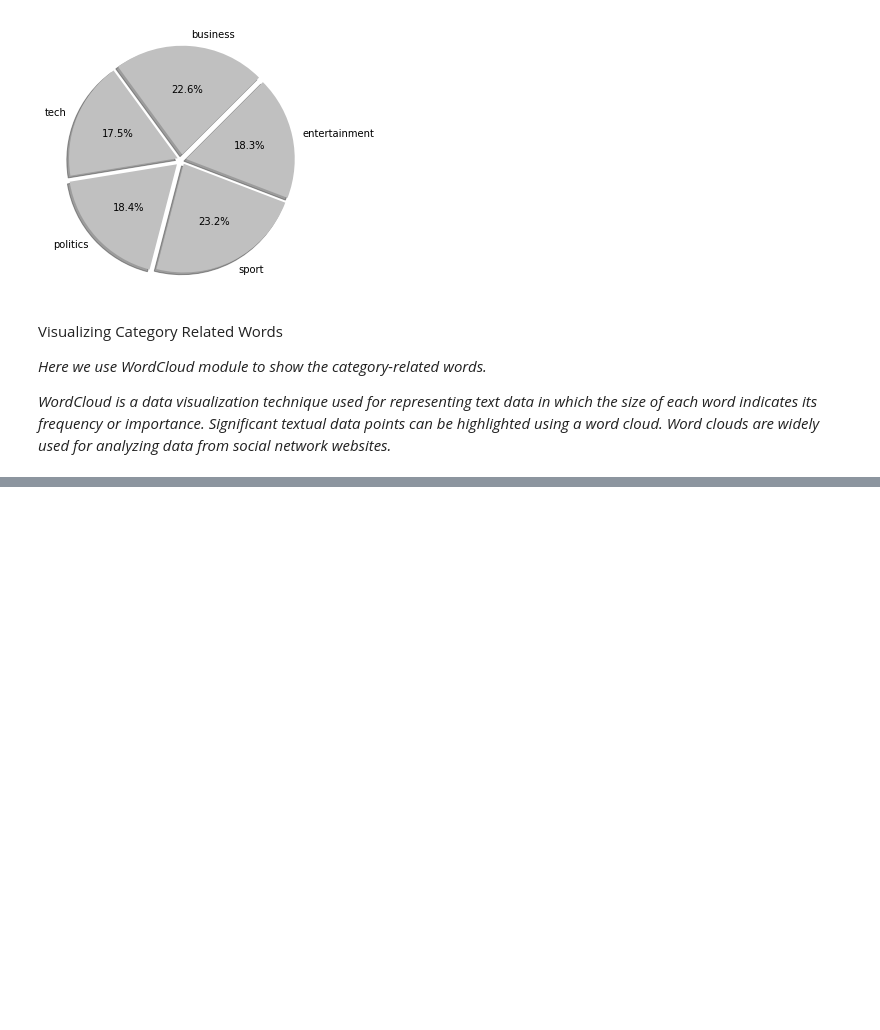
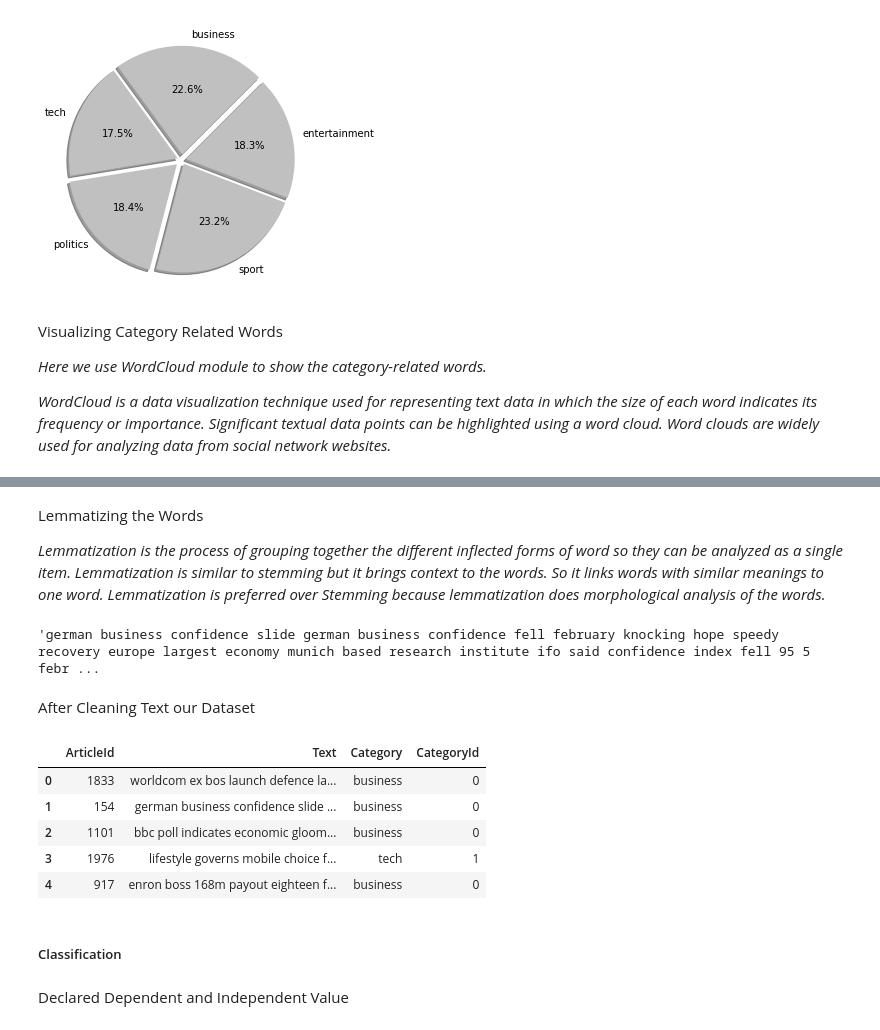
Before and after one commit to abs-sayem/natural_language_processing, a Jupyter notebook: text_classification/text_classification_of_news_articles.ipynb, the cells around one changed output, grey strips where cells are left out. Drawn from its saved outputs; the diff is of its cells as text; code cells hidden in the pictures; blank space fills up the shorter version.

```diff
--- a/text_classification/text_classification_of_news_articles.ipynb
+++ b/text_classification/text_classification_of_news_articles.ipynb
@@ -206,0 +250,10 @@ wordcloud_draw(entertainment, 'white')
+# %%
+def remove_special_char(text):
+    reviews = ''
+    for x in text:
+        if x.isalnum(): reviews = reviews + x
+        else: reviews = reviews + ' '
+    return(reviews)
+
+dataset['Text'] = dataset['Text'].apply(remove_special_char)
+dataset['Text'][1]
@@ -206,0 +266,6 @@ wordcloud_draw(entertainment, 'white')
+# %%
+def convert_lower(text):
+    return(text.lower())
+
+dataset['Text'] = dataset['Text'].apply(convert_lower)
+dataset['Text'][1]
@@ -206,0 +278,8 @@ wordcloud_draw(entertainment, 'white')
+# %%
+def remove_stopwords(text):
+    stop_words = set(stopwords.words('english'))
+    words = word_tokenize(text)
+    return([x for x in words if x not in stop_words])
+
+dataset['Text'] = dataset['Text'].apply(remove_stopwords)
+dataset['Text'][1]
@@ -206,0 +304,28 @@ wordcloud_draw(entertainment, 'white')
+# %% [markdown]
+Lemmatizing the Words
+
+*Lemmatization is the process of grouping together the different inflected forms of word so they can be analyzed as a single item. Lemmatization is similar to stemming but it brings context to the words. So it links words with similar meanings to one word. Lemmatization is preferred over Stemming because lemmatization does morphological analysis of the words.*
+# %%
+def lemmatize_word(text):
+    wordnet = WordNetLemmatizer()
+    return(" ".join([wordnet.lemmatize(word) for word in text]))
+
+dataset['Text'] = dataset['Text'].apply(lemmatize_word)
+dataset['Text'][1]
+# %% [output]
+'german business confidence slide german business confidence fell february knocking hope speedy recovery europe largest economy munich based research institute ifo said confidence index fell 95 5 febr ...
+# %% [markdown]
+After Cleaning Text our Dataset
+# %%
+dataset.head()
+# %% [output]
+|  | ArticleId | Text | Category | CategoryId |
+| 0 | 1833 | worldcom ex bos launch defence la... | business | 0 |
+| 1 | 154 | german business confidence slide ... | business | 0 |
+| 2 | 1101 | bbc poll indicates economic gloom... | business | 0 |
+| 3 | 1976 | lifestyle governs mobile choice f... | tech | 1 |
+| 4 | 917 | enron boss 168m payout eighteen f... | business | 0 |
+# %% [markdown]
+##### Classification
+# %% [markdown]
+Declared Dependent and Independent Value
```
Also changed, not shown: parts of 45 cells of this notebook.
